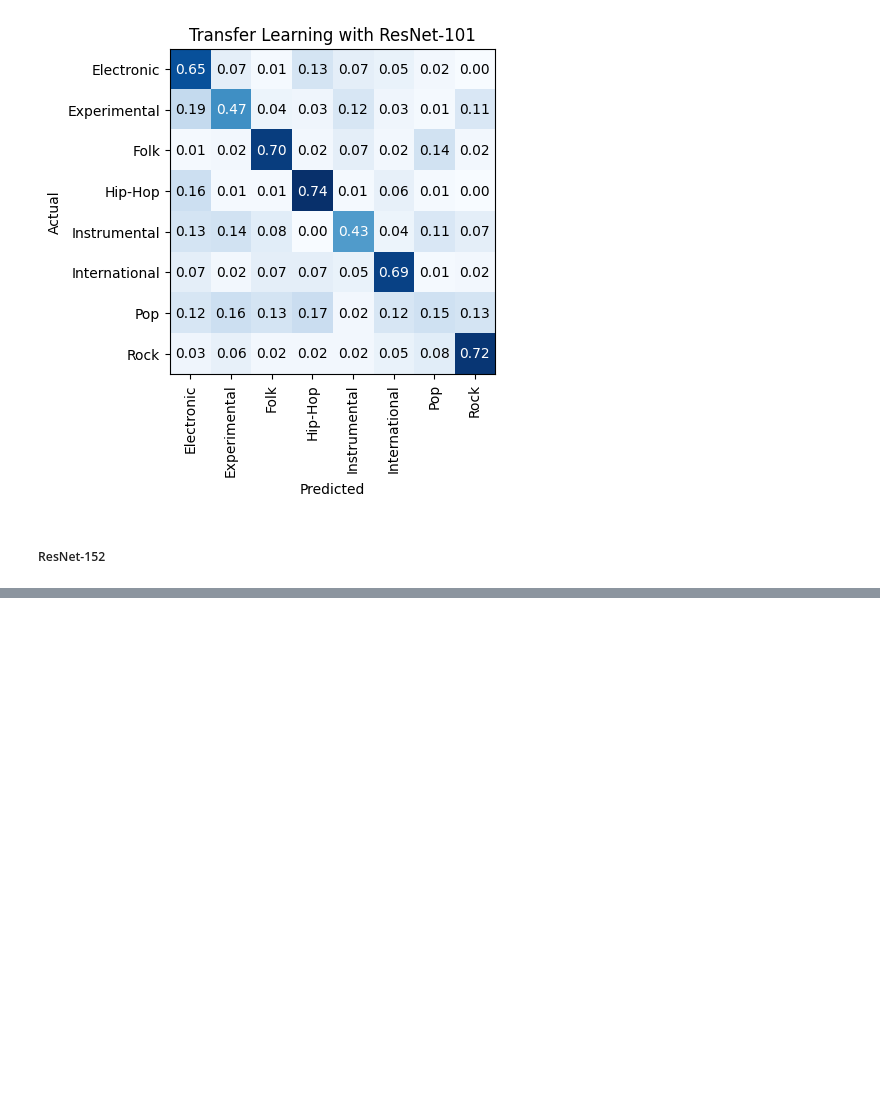
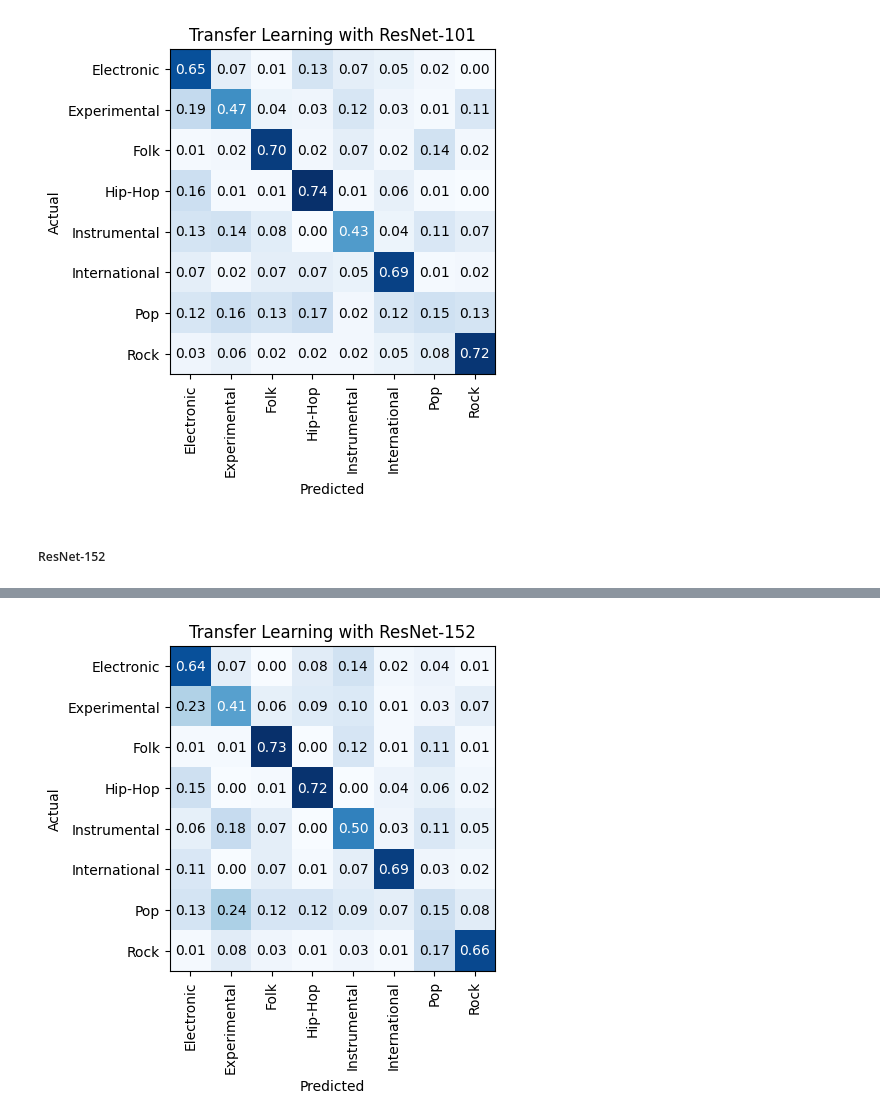
Before and after one commit to GUOliver/COMP9444-Group-Project, a Jupyter notebook: models/transfer_learning_approach.ipynb, the cells around one changed output, grey strips where cells are left out. Saved outputs shown, nothing was run; the diff lists cells and outputs as text; code cells hidden in the pictures; blank space fills up the shorter version.

Commit message:
ResNet152 transfer learning

```diff
--- a/models/transfer_learning_approach.ipynb
+++ b/models/transfer_learning_approach.ipynb
@@ -230,3 +235,4 @@ resnet152_learner.fine_tune(1)
 # %%
 resnet152_interp = ClassificationInterpretation.from_learner(resnet152_learner)
-resnet101_interp.plot_confusion_matrix(title="Transfer Learning with ResNet-152", normalize=True)
+resnet152_interp.plot_confusion_matrix(title="Transfer Learning with ResNet-152", normalize=True)
+# %% [output]
@@ -232,0 +241 @@ resnet101_interp.plot_confusion_matrix(title="Transfer Learning with ResNet-152"
+[figure, added]
```
Also changed, not shown: parts of 2 cells of this notebook.
